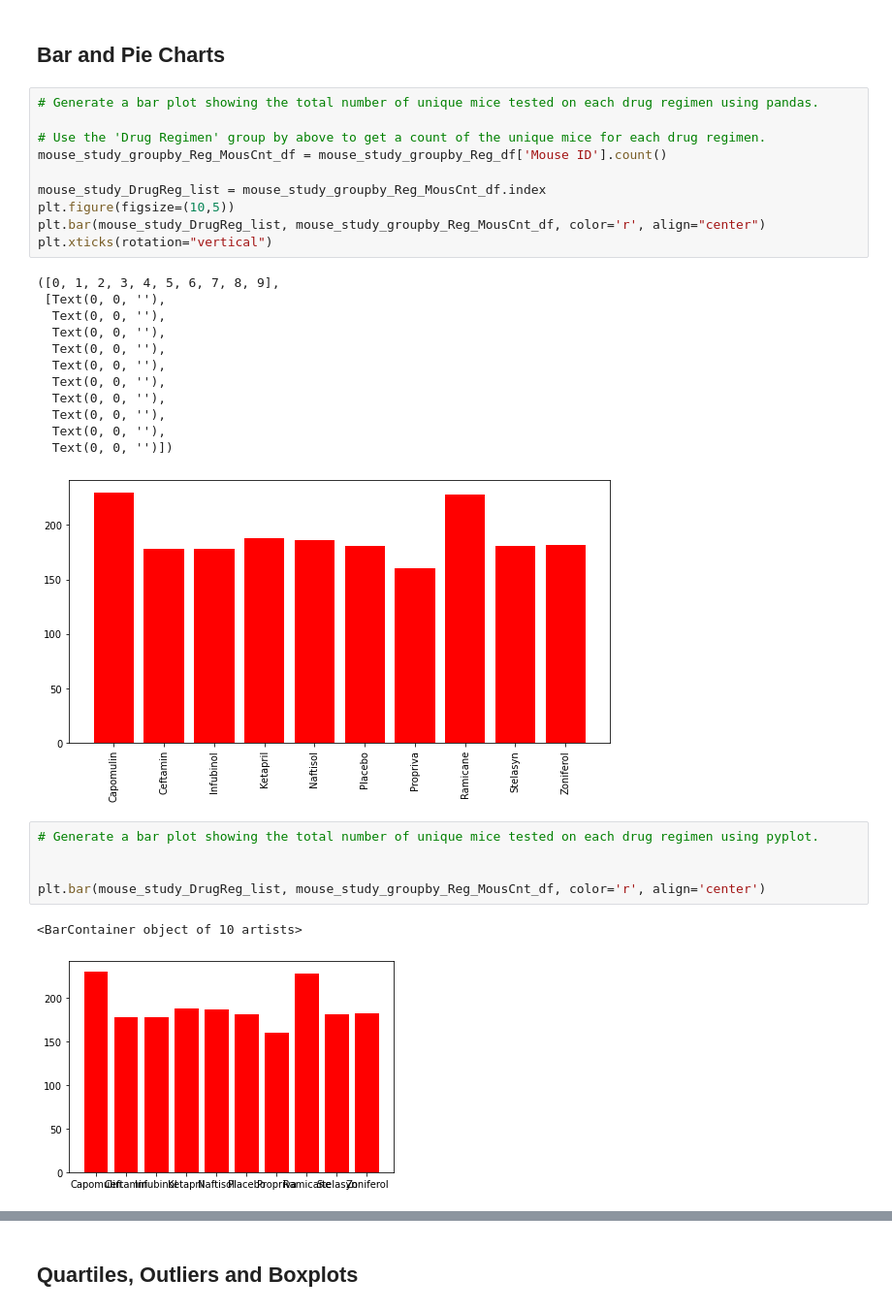
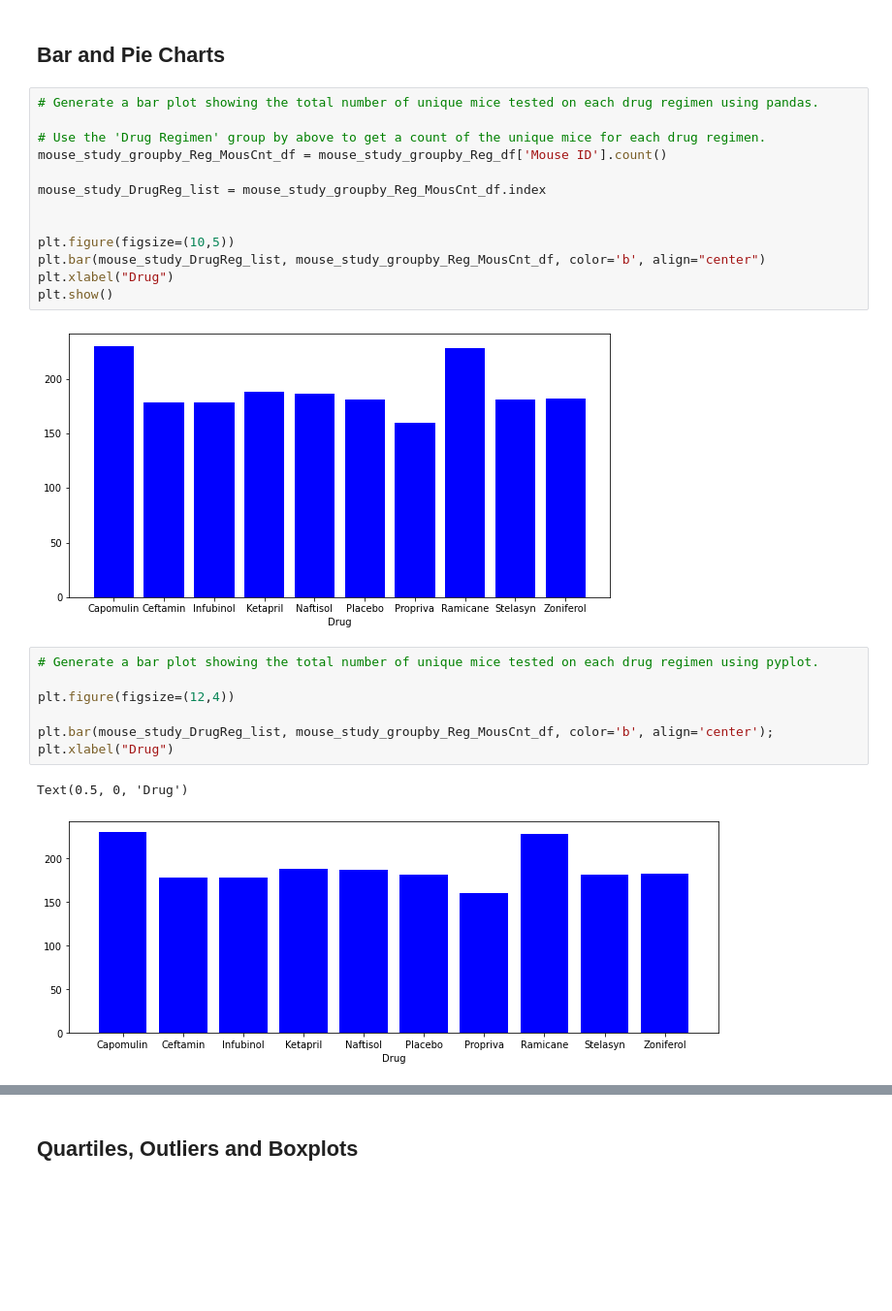
Before and after one commit to johnclos/matplotlib-challenge, a Jupyter notebook: Pymaceuticals/pymaceuticals_starter-mine.ipynb, the cells around one changed output, grey strips where cells are left out. Shown at 97% size. Saved outputs shown, nothing was run; the diff lists cells and outputs as text; blank space fills up the shorter version.

```diff
--- a/Pymaceuticals/pymaceuticals_starter-mine.ipynb
+++ b/Pymaceuticals/pymaceuticals_starter-mine.ipynb
@@ -129,34 +160,28 @@ mouse_study_groupby_sum2_df
 # %%
 # Generate a bar plot showing the total number of unique mice tested on each drug regimen using pandas.
 
 # Use the 'Drug Regimen' group by above to get a count of the unique mice for each drug regimen.
 mouse_study_groupby_Reg_MousCnt_df = mouse_study_groupby_Reg_df['Mouse ID'].count()
 
 mouse_study_DrugReg_list = mouse_study_groupby_Reg_MousCnt_df.index
+
+
 plt.figure(figsize=(10,5))
-plt.bar(mouse_study_DrugReg_list, mouse_study_groupby_Reg_MousCnt_df, color='r', align="center")
-plt.xticks(rotation="vertical")
+plt.bar(mouse_study_DrugReg_list, mouse_study_groupby_Reg_MousCnt_df, color='b', align="center")
+plt.xlabel("Drug")
+plt.show()
 # %% [output]
-([0, 1, 2, 3, 4, 5, 6, 7, 8, 9],
- [Text(0, 0, ''),
-  Text(0, 0, ''),
-  Text(0, 0, ''),
-  Text(0, 0, ''),
-  Text(0, 0, ''),
-  Text(0, 0, ''),
-  Text(0, 0, ''),
-  Text(0, 0, ''),
-  Text(0, 0, ''),
-  Text(0, 0, '')])
-[figure, old version]
+[figure, new version]
 # %%
 # Generate a bar plot showing the total number of unique mice tested on each drug regimen using pyplot.
 
+plt.figure(figsize=(12,4))
 
-plt.bar(mouse_study_DrugReg_list, mouse_study_groupby_Reg_MousCnt_df, color='r', align='center')
+plt.bar(mouse_study_DrugReg_list, mouse_study_groupby_Reg_MousCnt_df, color='b', align='center');
+plt.xlabel("Drug")
 # %% [output]
-<BarContainer object of 10 artists>
+Text(0.5, 0, 'Drug')
-[figure, old version]
+[figure, new version]
 # %%
 # Generate a pie plot showing the distribution of female versus male mice using pandas
 
```
Also changed, not shown: parts of 15 cells of this notebook, 2 other files.
